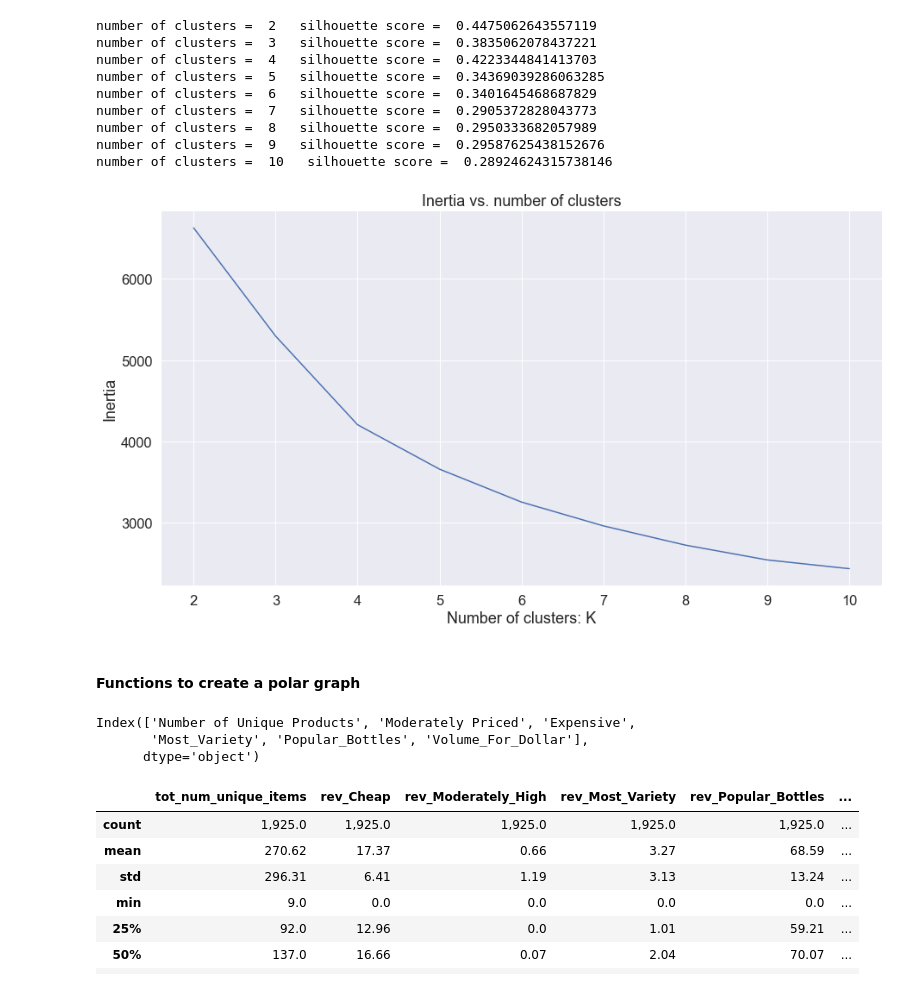
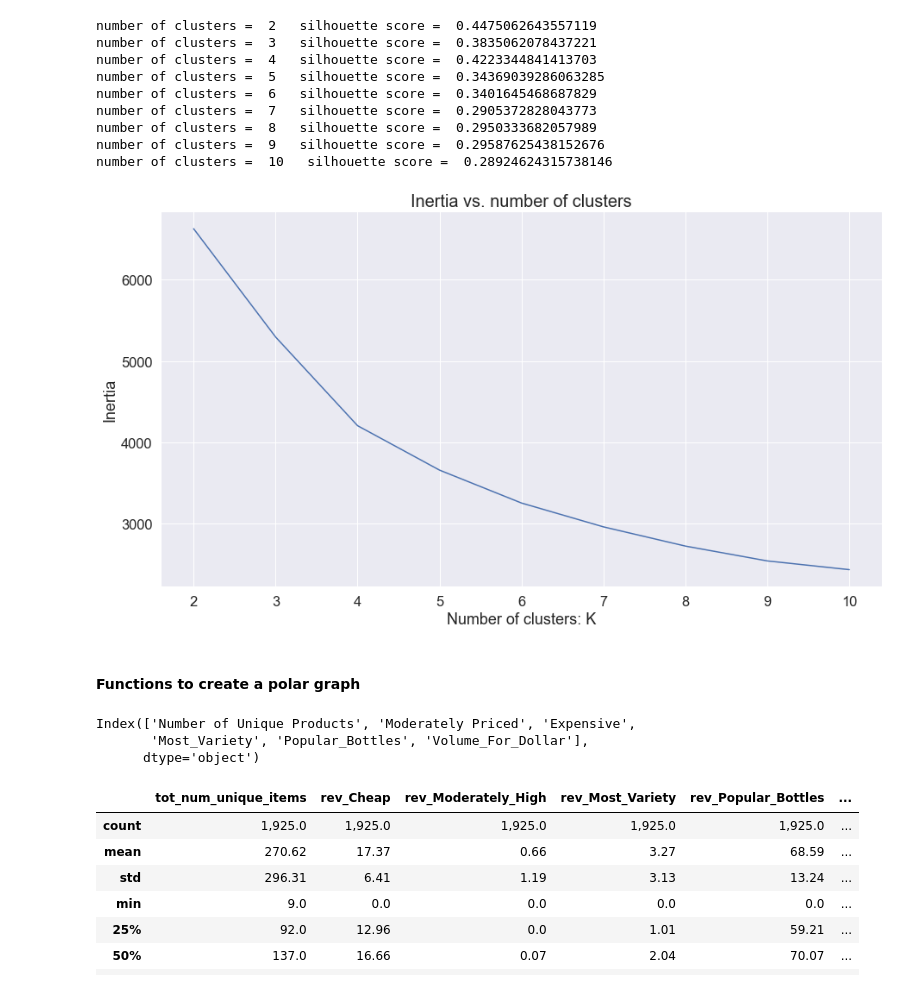
Before and after one commit to dgarbato/capstone, a Jupyter notebook: Kmeans Stores 18 outlier stores removed .ipynb, the cells around one changed output. Saved outputs shown, nothing was run; the diff lists cells and outputs as text; code cells hidden in the pictures.

```diff
--- a/Kmeans Stores 18 outlier stores removed .ipynb
+++ b/Kmeans Stores 18 outlier stores removed .ipynb
@@ -218,28 +218,28 @@ number of clusters =  10   silhouette score =  0.28924624315738146
 # %%
 cluster_cols = ['tot_num_unique_items_scaled',
  'rev_Cheap_scaled',
  'rev_Moderately_High_scaled',
  'rev_Most_Variety_scaled',
  'rev_Popular_Bottles_scaled',
  'rev_Volume_For_Dollar_scaled']
 
 df_scaled = stores_clust_info_combined4[cluster_cols]
 
 inertia_scores = []
 
 for clust in range(2,11):
     inertia = KMeans(n_clusters=clust, random_state=42)\
               .fit(df_scaled).inertia_
     inertia_scores.append(inertia)
 
 plt.rcParams.update({'font.size': 15})
 plt.plot(range(2,11), inertia_scores)
-plt.title("Inertia vs. number of clusters")
+plt.title("Inertia vs. number of clusters",fontsize=20)
 plt.xlabel("Number of clusters: K")
 plt.ylabel('Inertia')
 plt.show()
 # %% [output]
-[figure, old version]
+[figure, new version]
 # %% [markdown]
 #### Functions to create a polar graph
 # %%
@@ -283,12 +283,12 @@ def get_clusters(data, cols, cluster_labels):
     polar = pd.melt(polar, id_vars = ['label'])
     fig = px.line_polar(polar, r = 'value', theta = 'variable', color = 'label', line_close = True, height = 800, width = 1400)
     return fig, polar, clusters, scaler
-# %%
-df_graph.columns
-# %% [output]
-Index(['Number of Unique Products', 'Moderately Priced', 'Expensive',
-       'Most_Variety', 'Popular_Bottles', 'Volume_For_Dollar'],
-      dtype='object')
+# %%
+df_graph.columns
+# %% [output]
+Index(['Number of Unique Products', 'Moderately Priced', 'Expensive',
+       'Most_Variety', 'Popular_Bottles', 'Volume_For_Dollar'],
+      dtype='object')
 # %%
 stores_clust_info_combined4[cols1].describe().round(2)
 # %% [output]
```
Also changed, not shown: parts of 168 cells of this notebook, 4 other files.
